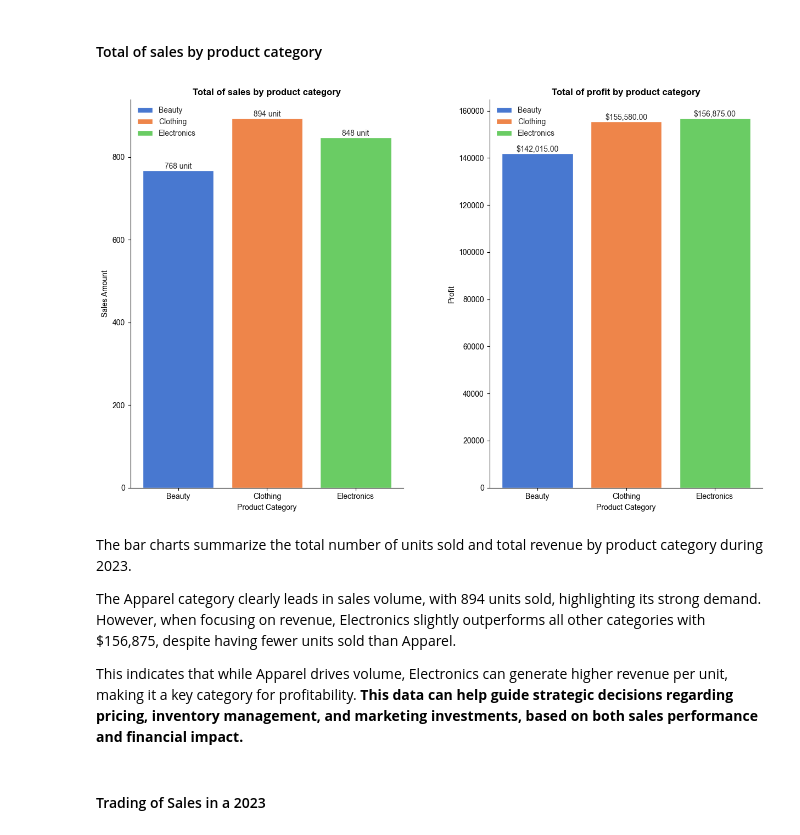
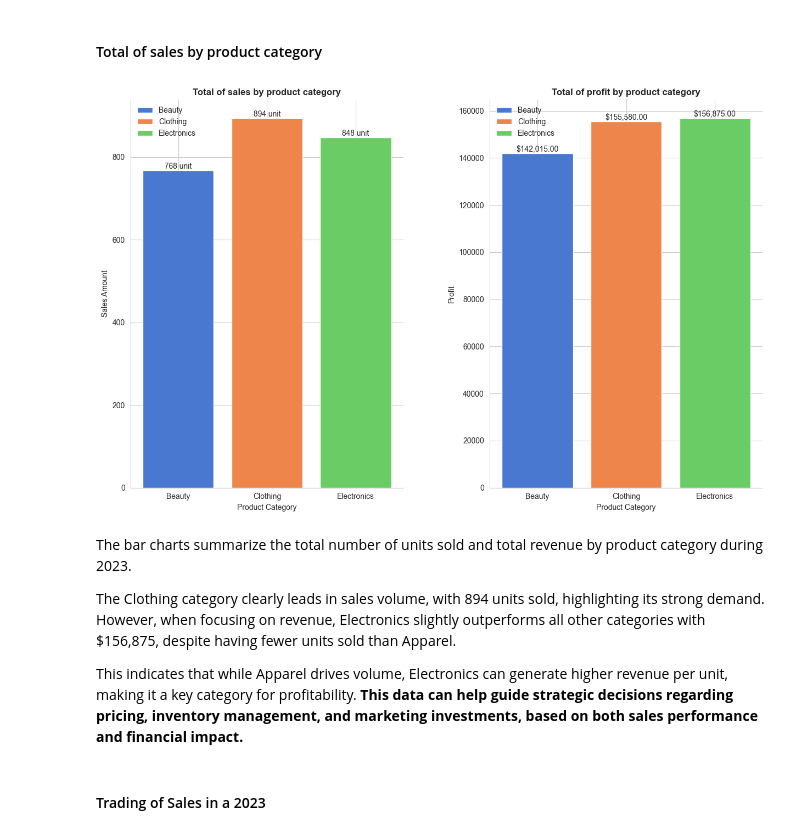
Before and after one commit to SHIro12211/Online-Store, a Jupyter notebook: notebooks/EDA.ipynb, the cells around one changed output. Saved outputs shown, nothing was run; the diff lists cells and outputs as text; code cells hidden in the pictures.

```diff
--- a/notebooks/EDA.ipynb
+++ b/notebooks/EDA.ipynb
@@ -172,9 +199,6 @@ Display a barplot with the total the product sales in the Online Store
 # %% [markdown]
 #### Total of sales by product category
 # %%
-# data of all 2023
-df_2023=df[df.index.year==2023]
-
 #group sales by category type
 df_sales=df_2023[["Product Category", 'Quantity','Total Amount']].groupby("Product Category").sum().reset_index()
 fig, ax =plt.subplots(1, 2,figsize=(13, 8))
@@ -191,38 +215,38 @@ list_data=[
         'title':'Total of profit by product category',
         'label_y': 'Profit'
     }
 ]
 sns.set_style("whitegrid")
 for index, values in enumerate(list_data):
     ax[index].spines['top'].set_visible(False)
     ax[index].spines['right'].set_visible(False)
     #bar plot
     bar=ax[index].bar(df_sales['Product Category'],df_sales[values['col_y']],color=colors, label=df_sales['Product Category'])
 
     #setting labels and some data for better read
     ax[index].set_title(values['title'], fontsize=12,fontweight='bold')
     ax[index].set_xlabel("Product Category")
     ax[index].set_ylabel(values['label_y'])
     ax[index].legend(loc='upper left',fontsize=10, title_fontsize=11, frameon=False)
     #style for bar value name
     if values['label_y']=='Profit':
         labels = [f"${v:,.2f}" for v in df_sales['Total Amount']]
     else:
         labels = [f"{v} unit" for v in df_sales['Quantity']]
     ax[index].bar_label(bar,labels=labels)
 
 
 #Increase horizontal space between subplots
 plt.subplots_adjust(wspace=15)
 
 plt.tight_layout()
 plt.show()
 # %% [output]
-[figure, old version]
+[figure, new version]
 # %% [markdown]
 The bar charts summarize the total number of units sold and total revenue by product category during 2023.
 
-The Apparel category clearly leads in sales volume, with 894 units sold, highlighting its strong demand. However, when focusing on revenue, Electronics slightly outperforms all other categories with $156,875, despite having fewer units sold than Apparel.
+The Clothing category clearly leads in sales volume, with 894 units sold, highlighting its strong demand. However, when focusing on revenue, Electronics slightly outperforms all other categories with $156,875, despite having fewer units sold than Apparel.
 
 This indicates that while Apparel drives volume, Electronics can generate higher revenue per unit, making it a key category for profitability. **This data can help guide strategic decisions regarding pricing, inventory management, and marketing investments, based on both sales performance and financial impact.**
 # %% [markdown]
```
Also changed, not shown: parts of 21 cells of this notebook, 2 other files.
